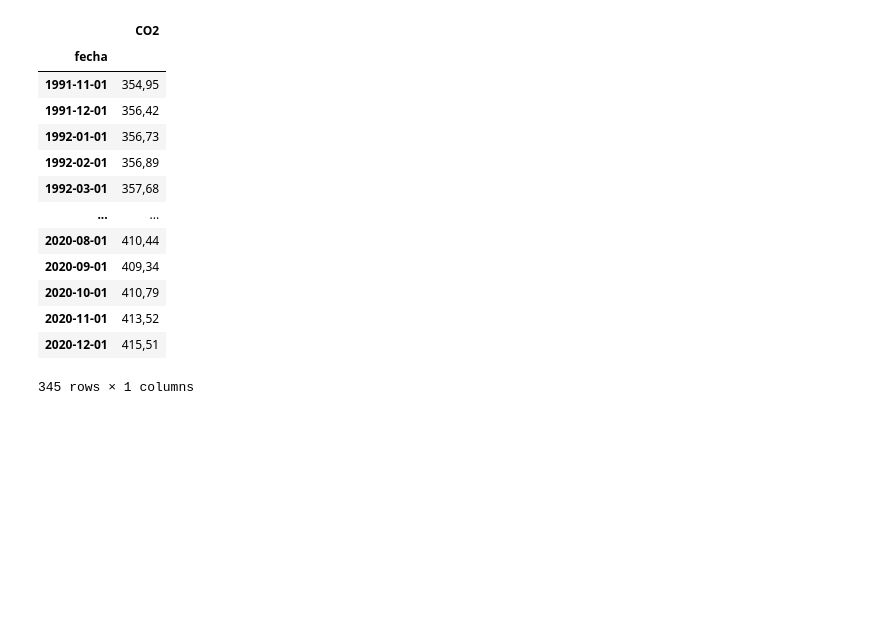
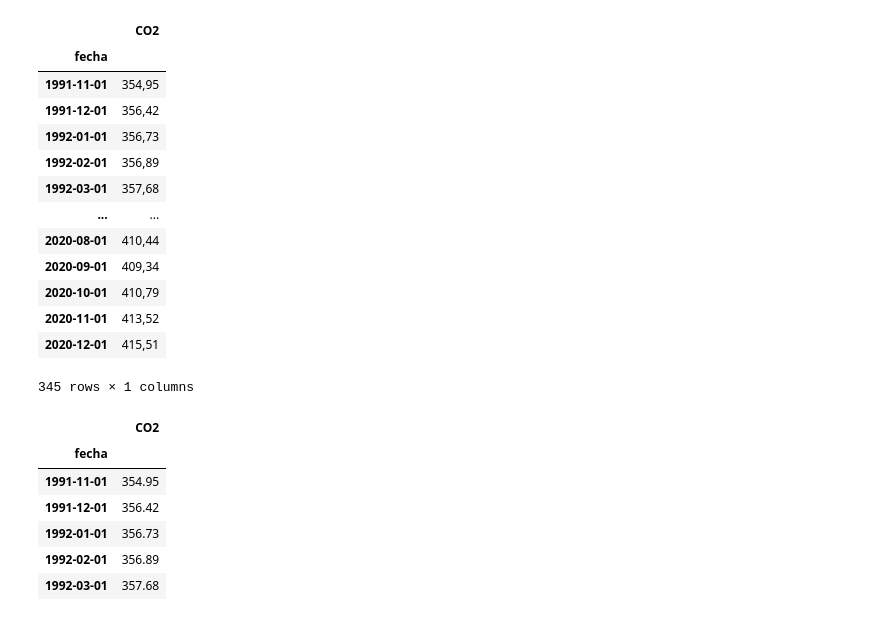
Before and after one commit to alandia92/EDA-Turismo-Euskadi, a Jupyter notebook: EDA/Limpieza.ipynb, the cells around one changed output. Drawn from its saved outputs; the diff is of its cells as text; code cells hidden in the pictures; blank space fills up the shorter version.

```diff
--- a/EDA/Limpieza.ipynb
+++ b/EDA/Limpieza.ipynb
@@ -332,6 +333,18 @@ df_21
 | 2020-11-01 | 413,52 |
 | 2020-12-01 | 415,51 |
 345 rows × 1 columns
+# %%
+df_21['CO2'] = df_21['CO2'].str.replace(',', '.').astype(float)
+# %%
+df_21.head()
+# %% [output]
+|  | CO2 |
+| fecha |  |
+| 1991-11-01 | 354.95 |
+| 1991-12-01 | 356.42 |
+| 1992-01-01 | 356.73 |
+| 1992-02-01 | 356.89 |
+| 1992-03-01 | 357.68 |
 # %%
 import pickle
 # Guardamos las variables
```
Also changed, not shown: parts of 1 cell of this notebook, 3 other files.
